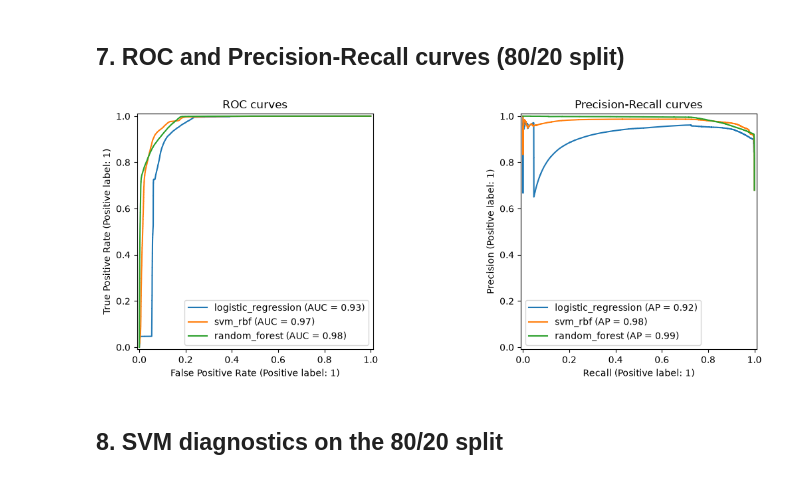
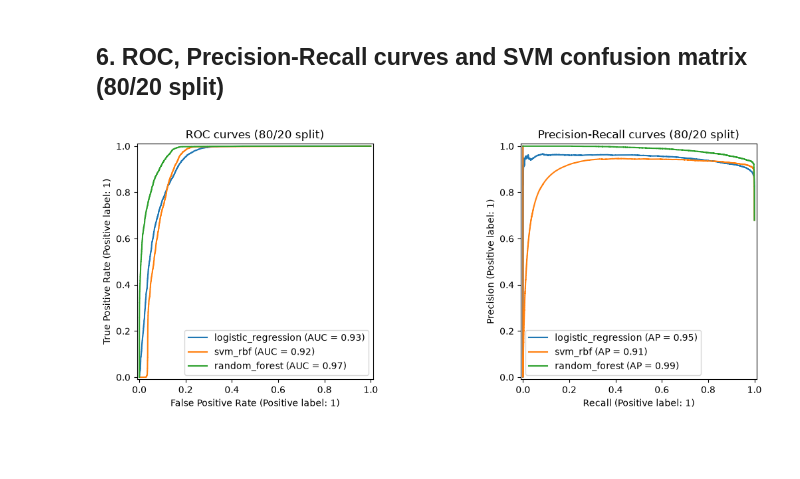
Before and after one commit to suhaybfr/ML-ops, a Jupyter notebook: notebooks/02_svm_model_validation.ipynb, the cells around one changed output. Saved outputs shown, nothing was run; the diff lists cells and outputs as text; code cells hidden in the pictures; blank space fills up the shorter version.

```diff
--- a/notebooks/02_svm_model_validation.ipynb
+++ b/notebooks/02_svm_model_validation.ipynb
@@ -109,14 +77,15 @@ rows; the test side always stays complete.
 # %%
 def make_split(test_size, random_state=RANDOM_STATE):
     X_tr, X_te, y_tr, y_te = train_test_split(
-        df[FEATURES], df[TARGET], test_size=test_size, random_state=random_state, stratify=df[TARGET]
+        X_all, y_all, test_size=test_size, random_state=random_state, stratify=y_all
     )
     if SAMPLE_SIZE and SAMPLE_SIZE < len(X_tr):
-        X_tr = X_tr.sample(n=SAMPLE_SIZE, random_state=random_state)
-        y_tr = y_tr.loc[X_tr.index]
-    return X_tr, X_te, y_tr, y_te
+        X_tr, _, y_tr, _ = train_test_split(
+            X_tr, y_tr, train_size=SAMPLE_SIZE, random_state=random_state, stratify=y_tr
+        )
+    return X_tr.reset_index(drop=True), X_te.reset_index(drop=True), y_tr.reset_index(drop=True), y_te.reset_index(drop=True)
 
 for ts in (0.2, 0.3, 0.4):
     X_tr, X_te, y_tr, y_te = make_split(ts)
-    print(f"test_size={ts}: train={len(X_tr):>6}, test={len(X_te):>6}, train positive rate={y_tr.mean():.3f}")
+    print(f"test_size={ts}: train={len(X_tr):>6,}, test={len(X_te):>6,}, train positive rate={y_tr.mean():.4f}")
 # %% [output]
@@ -173,17 +122,22 @@ for test_size in (0.2, 0.3, 0.4):
     X_tr, X_te, y_tr, y_te = make_split(test_size)
     for name, model in build_models().items():
         metrics, y_te, y_pred, y_score = evaluate(model, X_tr, y_tr, X_te, y_te)
-        results.append({"test_size": test_size, "model": name, "train_samples": len(X_tr), "test_samples": len(X_te), **metrics})
+        results.append({
+            "test_size": test_size,
+            "model": name,
+            "train_samples": len(X_tr),
+            "test_samples": len(X_te),
+            **metrics,
+        })
         if test_size == 0.2:
             holdout[name] = (y_te, y_pred, y_score)
 
-results_df = pd.DataFrame(results)
-METRIC_COLS = ["accuracy", "precision", "recall", "f1_score", "roc_auc", "pr_auc", "r2_score", "mcc"]
+results_df = pd.DataFrame(results).sort_values(["test_size", "model"]).reset_index(drop=True)
 holdout_metrics = (
-    results_df[(results_df["test_size"] == 0.2) & (results_df["model"] == "svm_rbf")][METRIC_COLS]
+    results_df[(results_df["test_size"] == 0.2) & (results_df["model"] == "svm_rbf")][METRIC_NAMES]
     .iloc[0]
     .to_dict()
 )
-results_df.sort_values(["test_size", "model"]).reset_index(drop=True)
+results_df.round(4)
 # %% [output]
 |  | test_size | model | train_samples | test_samples | accuracy | precision | recall | f1_score | roc_auc | ... |
@@ -213,8 +164,10 @@ mean and standard deviation per model, which is the more reliable comparison.
 # %%
+X_cv, _, y_cv, _ = train_test_split(
+    X_all, y_all, train_size=SAMPLE_SIZE, random_state=RANDOM_STATE, stratify=y_all
+)
+X_cv, y_cv = X_cv.reset_index(drop=True), y_cv.reset_index(drop=True)
+
 skf = StratifiedKFold(n_splits=5, shuffle=True, random_state=RANDOM_STATE)
-X_cv = df[FEATURES].sample(n=SAMPLE_SIZE, random_state=RANDOM_STATE)
-y_cv = df.loc[X_cv.index, TARGET]
-
 cv_rows = []
 for name in build_models():
     folds = []
@@ -240,18 +193,16 @@ cv_df
 # %% [markdown]
-## 7. ROC and Precision-Recall curves (80/20 split)
+## 6. ROC, Precision-Recall curves and SVM confusion matrix (80/20 split)
 # %%
 fig, axes = plt.subplots(1, 2, figsize=(12, 4.5))
 for name, (y_te, _, y_score) in holdout.items():
     RocCurveDisplay.from_predictions(y_te, y_score, name=name, ax=axes[0])
     PrecisionRecallDisplay.from_predictions(y_te, y_score, name=name, ax=axes[1])
-axes[0].set_title("ROC curves")
-axes[1].set_title("Precision-Recall curves")
+axes[0].set_title("ROC curves (80/20 split)")
+axes[1].set_title("Precision-Recall curves (80/20 split)")
 plt.tight_layout()
 plt.show()
 # %% [output]
-[figure, old version]
+[figure, new version]
-# %% [markdown]
-## 8. SVM diagnostics on the 80/20 split
 # %%
 y_te, y_pred, y_score = holdout["svm_rbf"]
 print(classification_report(y_te, y_pred, digits=4))
```
Also changed, not shown: parts of 24 cells of this notebook, 39 other files.
